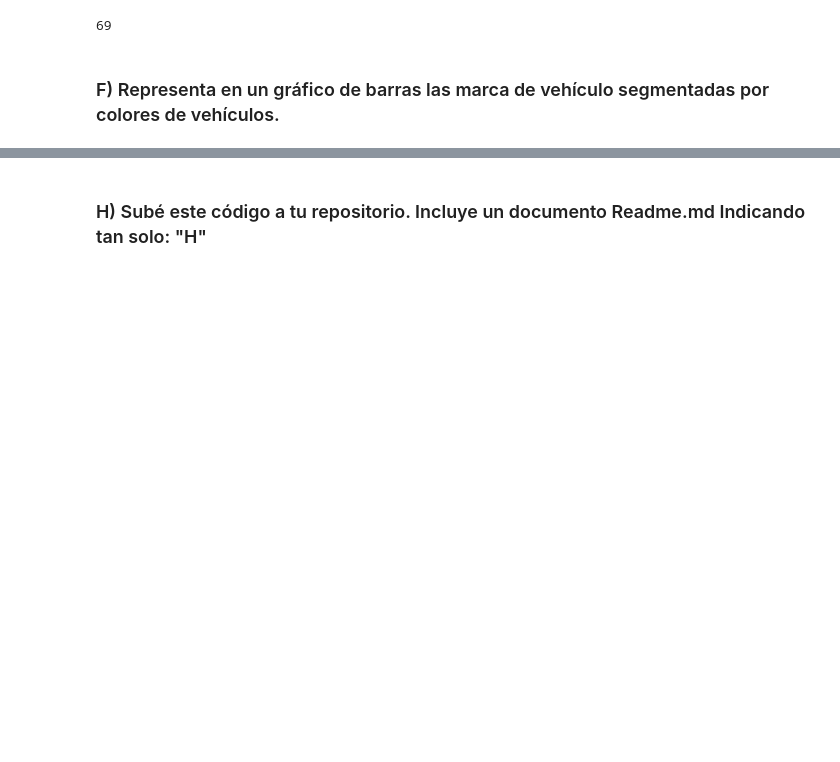
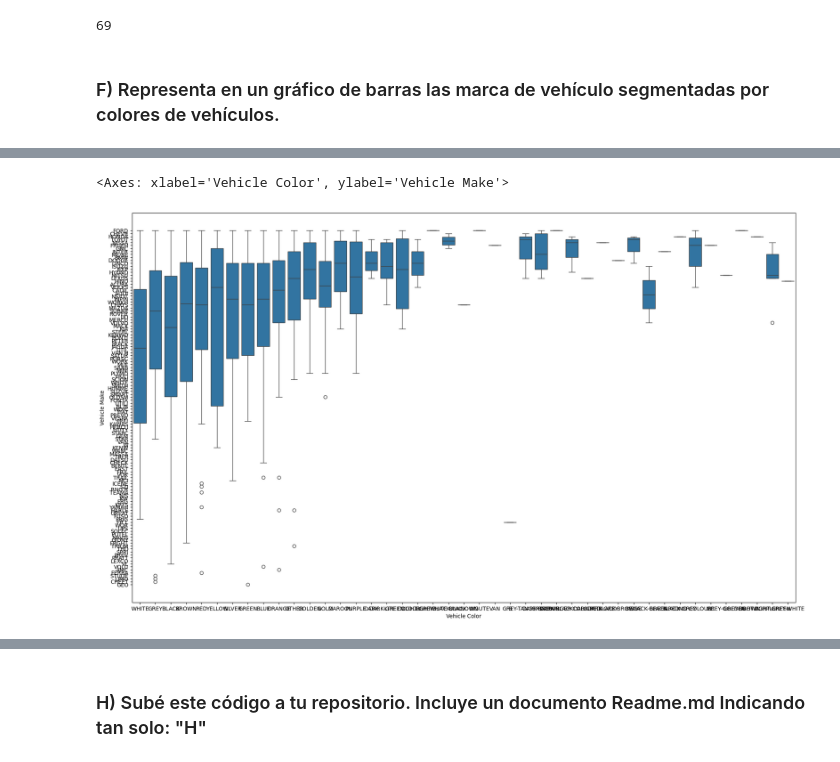
Before and after one commit to 1Nestor/-Proyecto-Pandas-y-Github, a Jupyter notebook: ProyectoPandas_Github_Nestor.ipynb, the cells around one changed output, grey strips where cells are left out. Drawn from its saved outputs; the diff is of its cells as text; code cells hidden in the pictures; blank space fills up the shorter version.

```diff
--- a/ProyectoPandas_Github_Nestor.ipynb
+++ b/ProyectoPandas_Github_Nestor.ipynb
@@ -352,0 +356,29 @@ aa
+# %%
+
+df.columns
+
+# # df["Vehicle Body Type"]
+# pd.set_option("display.max_rows", None)
+# print(df["Vehicle Make"]).count
+
+# print(df6["Vehicle Color"].value_counts())
+# print(df6["Vehicle Make"].value_counts())
+# print(df6.groupby["Vehicle Make"])
+
+# (df6[["Vehicle Color","Vehicle Make"]].value_counts().dropna()).shape
+# df66=df6[["Vehicle Color","Vehicle Make"]].dropna().shape
+
+df6[["Vehicle Color","Vehicle Make"]].dropna().value_counts()
+
+
+# df6[["Vehicle Color","Vehicle Make"]].dropna().value_counts().shape
+# zas=(df6[["Vehicle Color","Vehicle Make"]].value_counts().dropna()) # Es una serie
+
+# # pd.DataFrame(zas)
+
+# zas=pd.DataFrame((df6[["Vehicle Color","Vehicle Make"]].value_counts())) # De Serie la transformo a DataFrame
+
+
+zas2=pd.DataFrame(df6[["Vehicle Color","Vehicle Make"]].dropna().value_counts())
+
+df6[["Vehicle Color","Vehicle Make"]].dropna().value_counts()
@@ -352,0 +409,6 @@ aa
+# %%
+fig, ax = plt.subplots(figsize=(22,13)) # Establim el marc de dibuix-> Sin esto dibuja el gra´fico pero algo apiñado
+sns.boxplot(data=zas2,x="Vehicle Color", y="Vehicle Make", hue=None)
+# %% [output]
+<Axes: xlabel='Vehicle Color', ylabel='Vehicle Make'>
+[figure, added]
```
Also changed, not shown: parts of 24 cells of this notebook.
